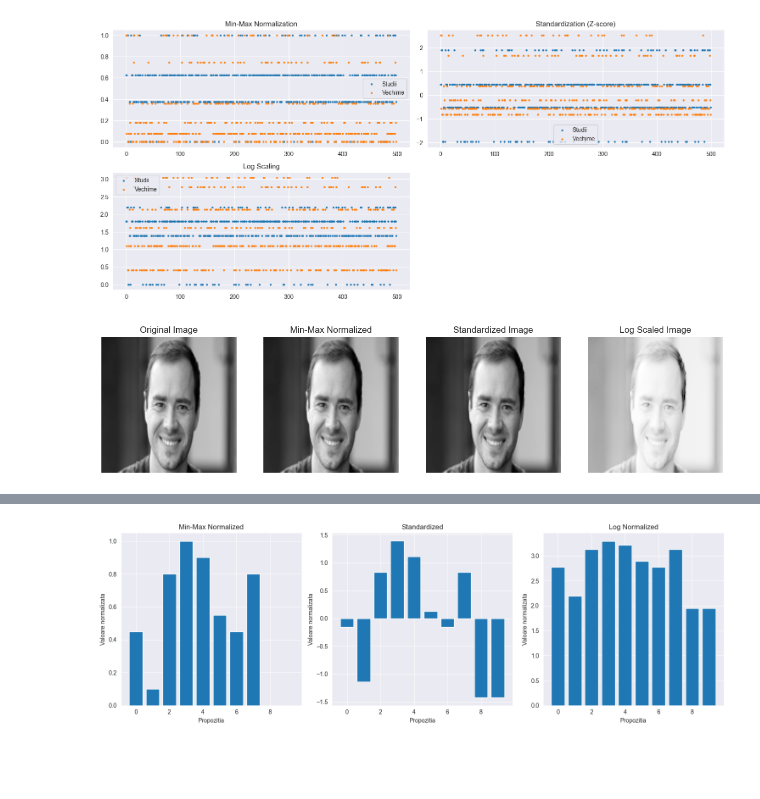
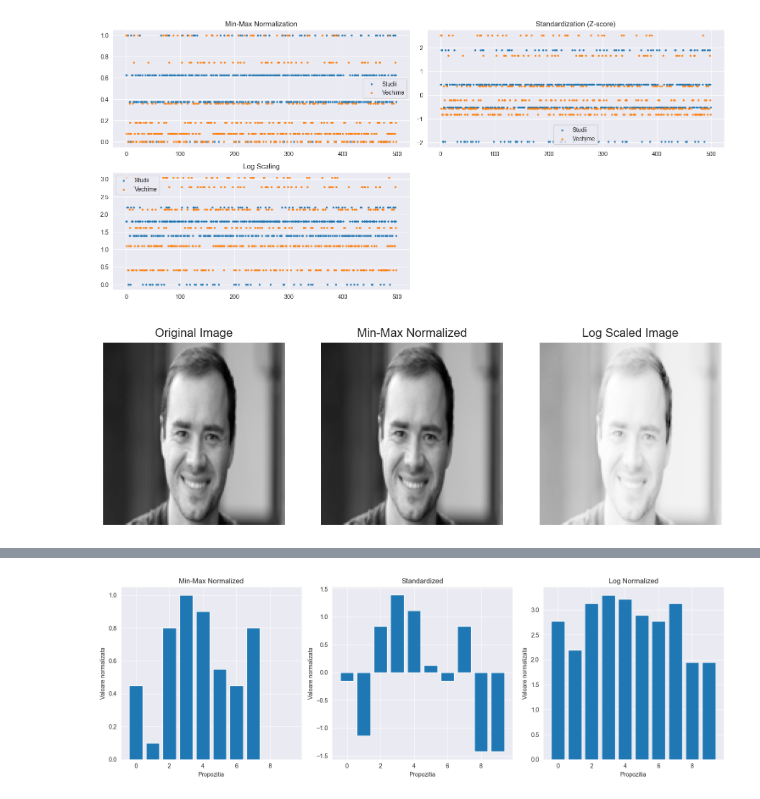
Before and after one commit to constantinmierla/UBB-COMPUTER-SCIENCE, a Jupyter notebook: SEMESTRUL 4/INTELIGENTA ARTIFICIALA/LABORATOR/work/lab 2/pb4.ipynb, the cells around one changed output, grey strips where cells are left out. Cells and saved outputs as stored; diff of their text form; code cells hidden in the pictures; blank space fills up the shorter version.

```diff
--- a/SEMESTRUL 4/INTELIGENTA ARTIFICIALA/LABORATOR/work/lab 2/pb4.ipynb
+++ b/SEMESTRUL 4/INTELIGENTA ARTIFICIALA/LABORATOR/work/lab 2/pb4.ipynb
@@ -103,46 +103,46 @@ def min_max_normalization(img_array):
 
 img_normalized_min_max = min_max_normalization(img_array)
 
-# 2. Standardizare (Z-score normalization)
-def standardization(img_array):
-    img_mean = np.mean(img_array)
-    img_std = np.std(img_array)
-    return (img_array - img_mean) / img_std
-
-img_normalized_standard = standardization(img_array)
+#
+# def standardization(img_array):
+#     img_mean = np.mean(img_array)
+#     img_std = np.std(img_array)
+#     return (img_array - img_mean) / img_std
+#
+# img_normalized_standard = standardization(img_array)
 
 # 3. Log Scaling
 def log_scaling(img_array):
     return np.log1p(img_array)  # Log(x + 1)
 
 img_normalized_log = log_scaling(img_array)
 
 plt.figure(figsize=(15, 10))
 
 plt.subplot(2, 4, 1)
 plt.imshow(img_array, cmap='gray')
 plt.title("Original Image")
 plt.axis('off')
 
 # Min-Max
 plt.subplot(2, 4, 2)
 plt.imshow(img_normalized_min_max, cmap='gray')
 plt.title("Min-Max Normalized")
 plt.axis('off')
 
-# Standardizare
-plt.subplot(2, 4, 3)
-plt.imshow(img_normalized_standard, cmap='gray')
-plt.title("Standardized Image")
-plt.axis('off')
+# # Standardizare
+# plt.subplot(2, 4, 3)
+# plt.imshow(img_normalized_standard, cmap='gray')
+# plt.title("Standardized Image")
+# plt.axis('off')
 
 # Log Scaling
-plt.subplot(2, 4, 4)
+plt.subplot(2, 4, 3)
 plt.imshow(img_normalized_log, cmap='gray')
 plt.title("Log Scaled Image")
 plt.axis('off')
 
 plt.show()
 # %% [output]
-[figure, old version]
+[figure, new version]
 # %%
```
Also changed, not shown: parts of 2 cells of this notebook, 4 other files.
